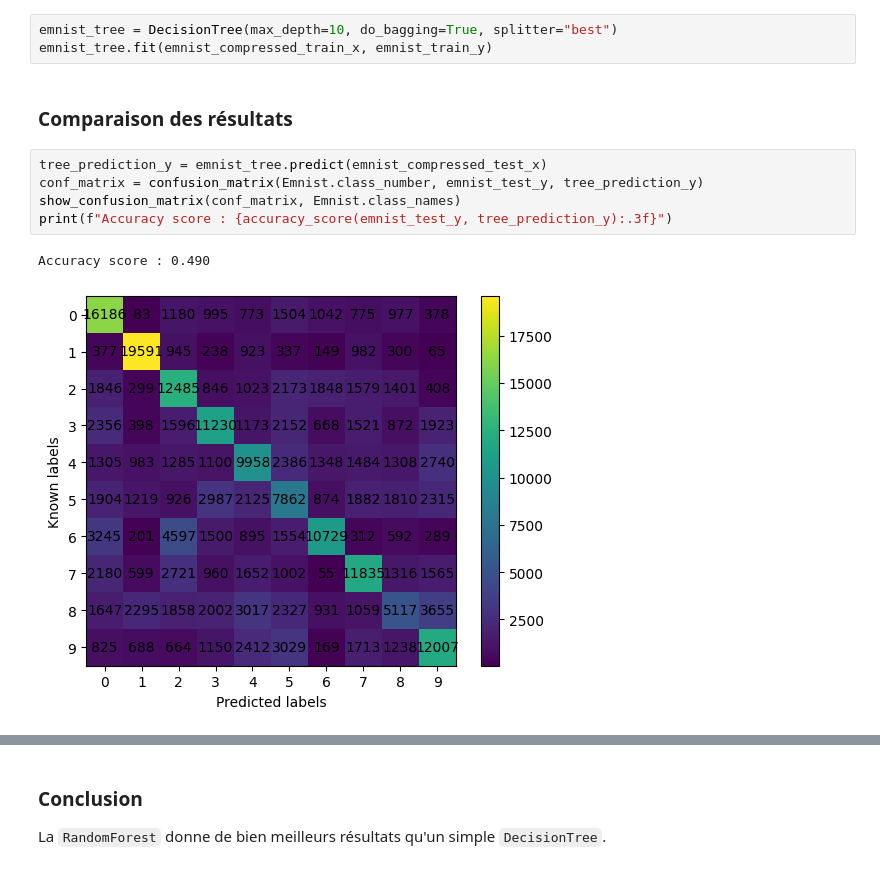
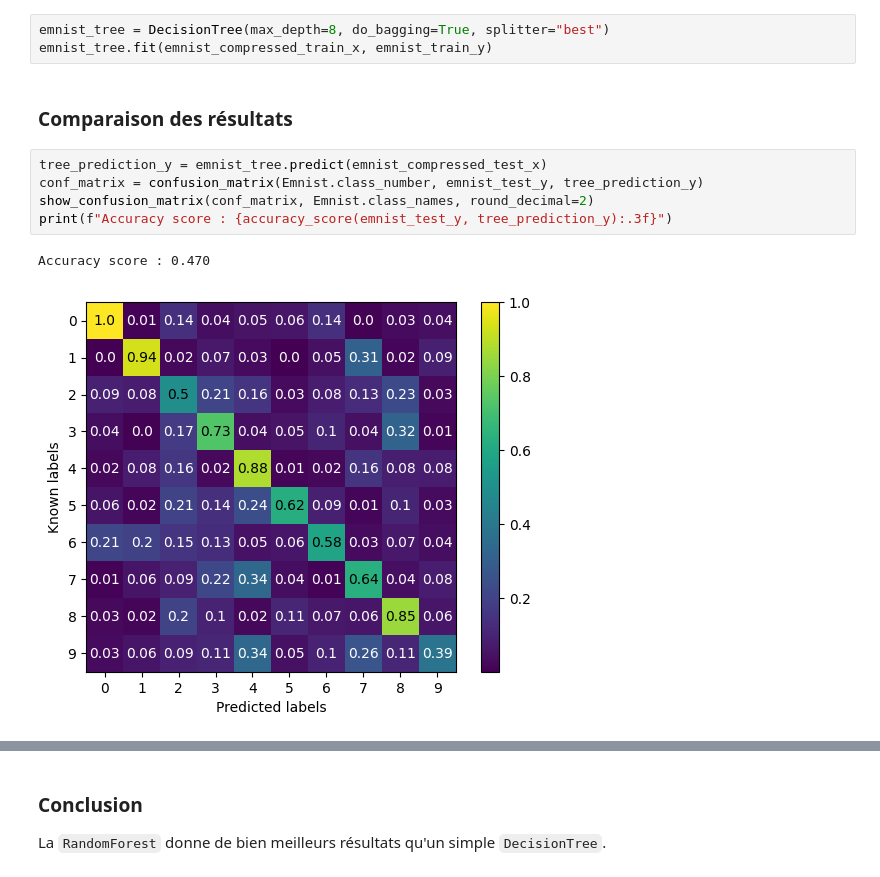
Before and after one commit to desfreng/IAS-Random-Forest, a Jupyter notebook: docs/RandomForest.ipynb, the cells around one changed output, grey strips where cells are left out. Saved outputs shown, nothing was run; the diff lists cells and outputs as text.

```diff
--- a/docs/RandomForest.ipynb
+++ b/docs/RandomForest.ipynb
@@ -32,18 +35,18 @@ emnist_forest.fit(emnist_compressed_train_x, emnist_train_y)
 # %% [markdown]
 ### Traitement par simple Decision Tree
 # %%
-emnist_tree = DecisionTree(max_depth=10, do_bagging=True, splitter="best")
+emnist_tree = DecisionTree(max_depth=8, do_bagging=True, splitter="best")
 emnist_tree.fit(emnist_compressed_train_x, emnist_train_y)
 # %% [markdown]
 ### Comparaison des résultats
 # %%
 tree_prediction_y = emnist_tree.predict(emnist_compressed_test_x)
 conf_matrix = confusion_matrix(Emnist.class_number, emnist_test_y, tree_prediction_y)
-show_confusion_matrix(conf_matrix, Emnist.class_names)
+show_confusion_matrix(conf_matrix, Emnist.class_names, round_decimal=2)
 print(f"Accuracy score : {accuracy_score(emnist_test_y, tree_prediction_y):.3f}")
 # %% [output]
-Accuracy score : 0.490
+Accuracy score : 0.470
-[figure, old version]
+[figure, new version]
 # %%
 forest_prediction_y = emnist_forest.predict(emnist_compressed_test_x)
 conf_matrix = confusion_matrix(Emnist.class_number, emnist_test_y, forest_prediction_y)
```
Also changed, not shown: parts of 3 cells of this notebook, 3 other files.
